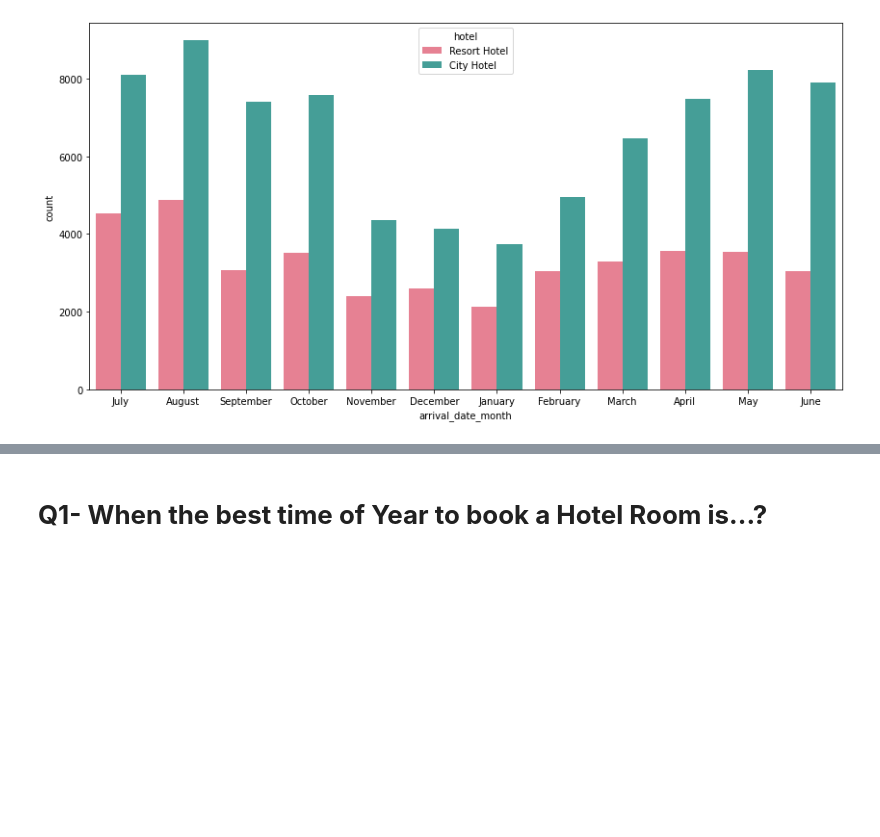
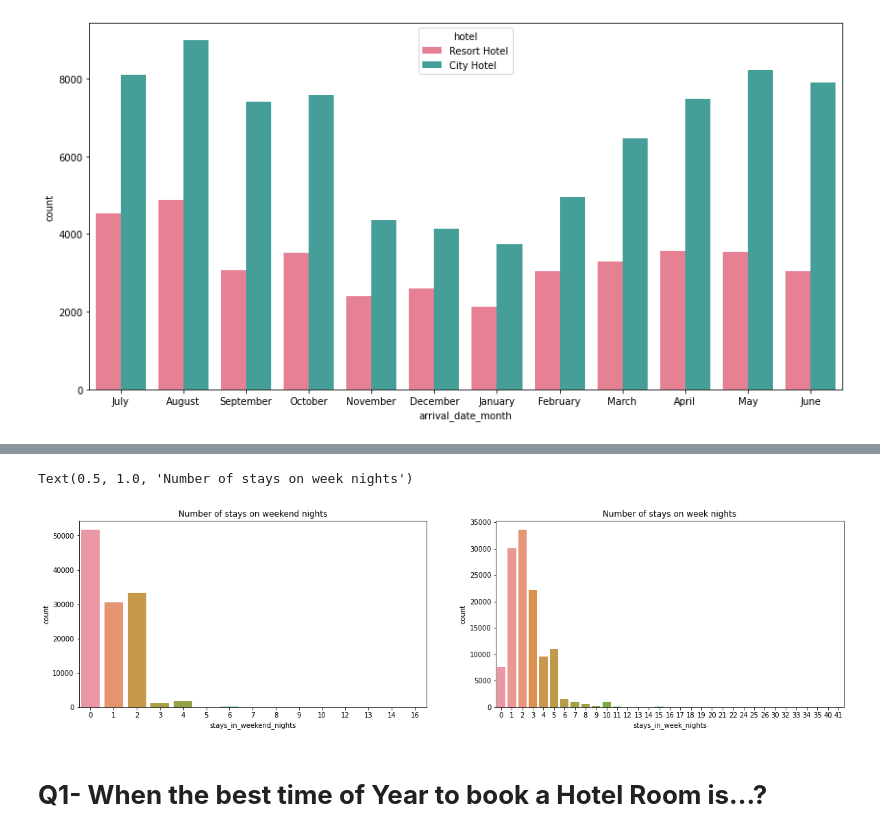
Before and after one commit to datascience-vivek/EDA-Capstone-Project-on-Hotel-Bookings, a Jupyter notebook: EDA_Capstone_Project_on_Hotel_Bookings.ipynb, the cells around one changed output, grey strips where cells are left out. Drawn from its saved outputs; the diff is of its cells as text; code cells hidden in the pictures; blank space fills up the shorter version.

```diff
--- a/EDA_Capstone_Project_on_Hotel_Bookings.ipynb
+++ b/EDA_Capstone_Project_on_Hotel_Bookings.ipynb
@@ -344,3 +348,12 @@ plt.show()
+# %%
+plt.figure(figsize=(20,5))
+plt.subplot(1,2,1)
+sns.countplot('stays_in_weekend_nights', data = df).set_title('Number of stays on weekend nights')
+plt.subplot(1,2,2)
+sns.countplot('stays_in_week_nights', data = df).set_title('Number of stays on week nights')
+# %% [output]
+Text(0.5, 1.0, 'Number of stays on week nights')
+[figure, added]
 # %% [markdown]
 # **Q1- When the best time of Year to book a Hotel Room is...?**
 # %%
```
Also changed, not shown: parts of 10 cells of this notebook.
